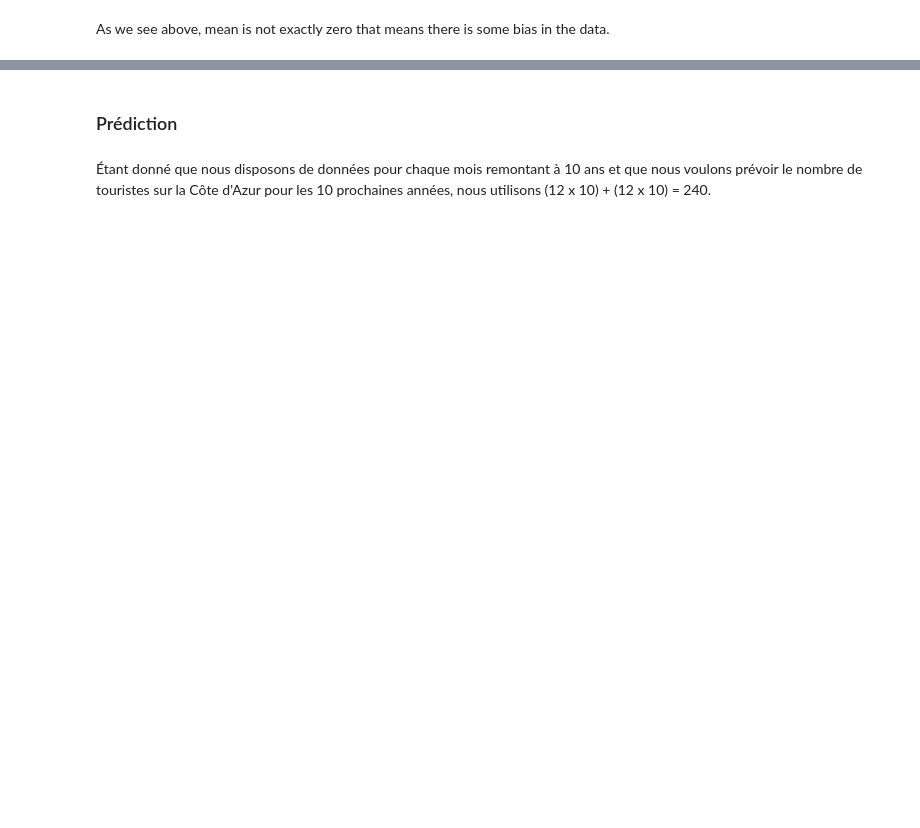
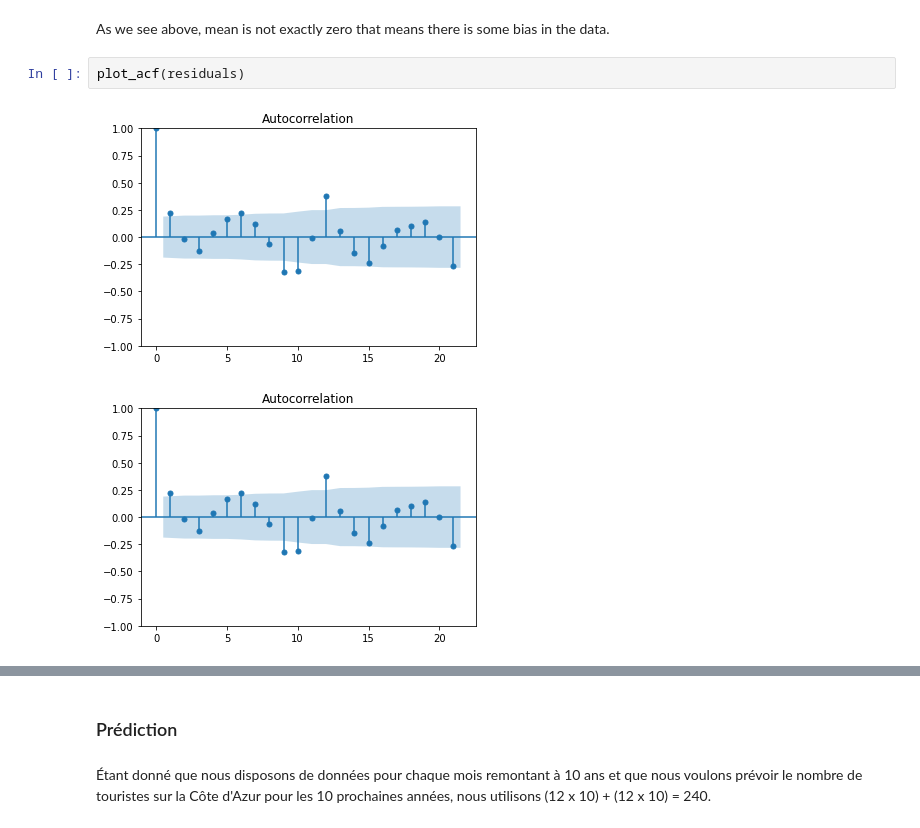
Before and after one commit to julienowack/stat_app, a Jupyter notebook: Indicateur_Cote_Azur.ipynb, the cells around one changed output, grey strips where cells are left out. Saved outputs shown, nothing was run; the diff lists cells and outputs as text; blank space fills up the shorter version.

```diff
--- a/Indicateur_Cote_Azur.ipynb
+++ b/Indicateur_Cote_Azur.ipynb
@@ -273,3 +303,8 @@ min    -92.151928
 max    386.570000
 # %% [markdown]
 As we see above, mean is not exactly zero that means there is some bias in the data.
+# %%
+plot_acf(residuals)
+# %% [output]
+[figure, added]
+[figure, added]
```
Also changed, not shown: parts of 11 cells of this notebook.
